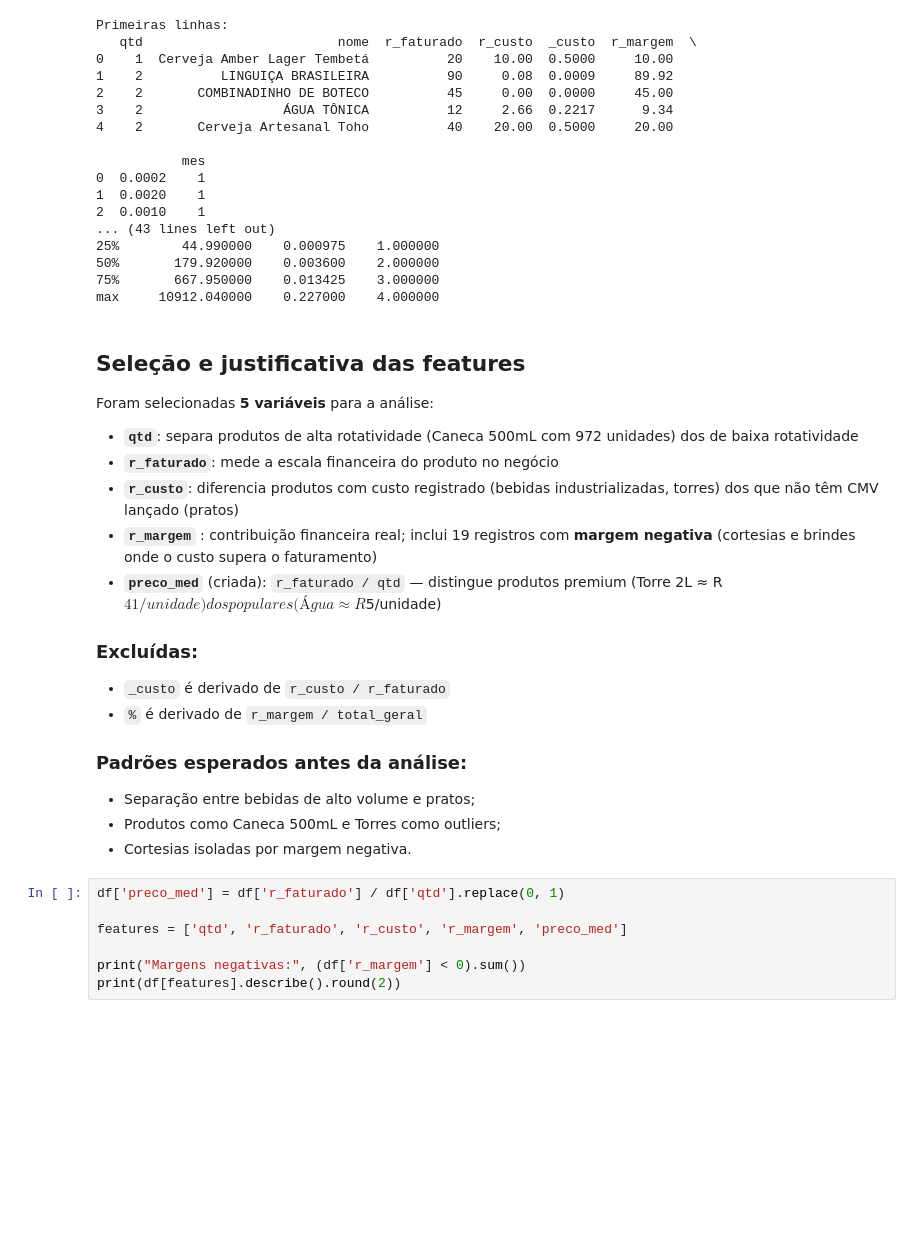
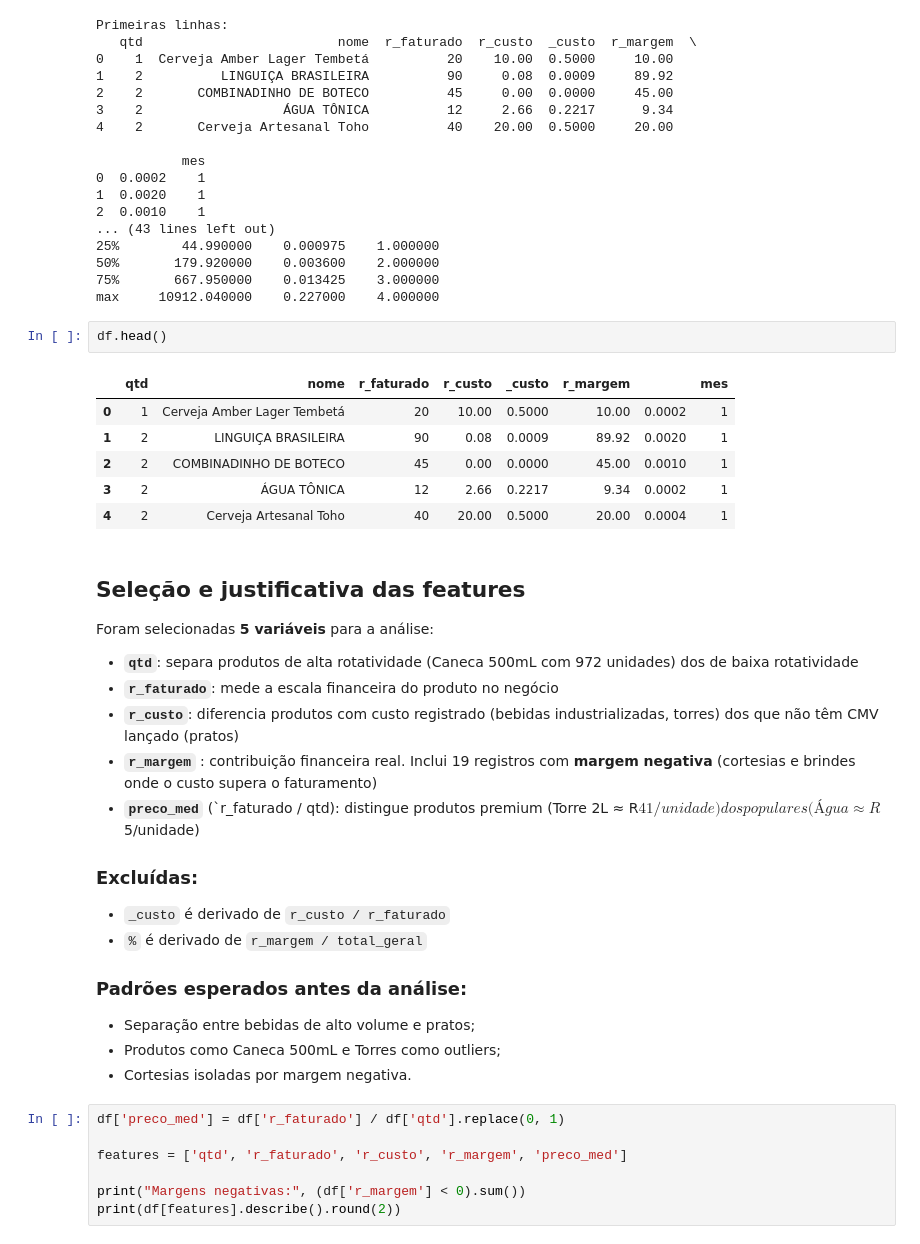
Before and after one commit to flavia-segadilha/atividade-pca-mds, a Jupyter notebook: atividadeCCD.ipynb, the cells around one changed output. Saved outputs shown, nothing was run; the diff lists cells and outputs as text; blank space fills up the shorter version.

```diff
--- a/atividadeCCD.ipynb
+++ b/atividadeCCD.ipynb
@@ -84,6 +84,15 @@ Primeiras linhas:
 50%       179.920000    0.003600    2.000000
 75%       667.950000    0.013425    3.000000
 max     10912.040000    0.227000    4.000000
+# %%
+df.head()
+# %% [output]
+|  | qtd | nome | r_faturado | r_custo | _custo | r_margem |  | mes |
+| 0 | 1 | Cerveja Amber Lager Tembetá | 20 | 10.00 | 0.5000 | 10.00 | 0.0002 | 1 |
+| 1 | 2 | LINGUIÇA BRASILEIRA | 90 | 0.08 | 0.0009 | 89.92 | 0.0020 | 1 |
+| 2 | 2 | COMBINADINHO DE BOTECO | 45 | 0.00 | 0.0000 | 45.00 | 0.0010 | 1 |
+| 3 | 2 | ÁGUA TÔNICA | 12 | 2.66 | 0.2217 | 9.34 | 0.0002 | 1 |
+| 4 | 2 | Cerveja Artesanal Toho | 40 | 20.00 | 0.5000 | 20.00 | 0.0004 | 1 |
 # %% [markdown]
 ## Seleção e justificativa das features
 
@@ -92,8 +101,8 @@ Foram selecionadas **5 variáveis** para a análise:
 - **`qtd`**: separa produtos de alta rotatividade (Caneca 500mL com 972 unidades) dos de baixa rotatividade
 - **`r_faturado`**: mede a escala financeira do produto no negócio
 - **`r_custo`**: diferencia produtos com custo registrado (bebidas industrializadas, torres) dos que não têm CMV lançado (pratos)
-- **`r_margem`** : contribuição financeira real; inclui 19 registros com **margem negativa** (cortesias e brindes onde o custo supera o faturamento)
-- **`preco_med`** (criada): `r_faturado / qtd` — distingue produtos premium (Torre 2L ≈ R$41/unidade) dos populares (Água ≈ R$5/unidade)
+- **`r_margem`** : contribuição financeira real. Inclui 19 registros com **margem negativa** (cortesias e brindes onde o custo supera o faturamento)
+- **`preco_med`** (`r_faturado / qtd): distingue produtos premium (Torre 2L ≈ R$41/unidade) dos populares (Água ≈ R$5/unidade)
 
 ### Excluídas:
 - `_custo` é derivado de `r_custo / r_faturado`
```
Also changed, not shown: parts of 3 cells of this notebook.
